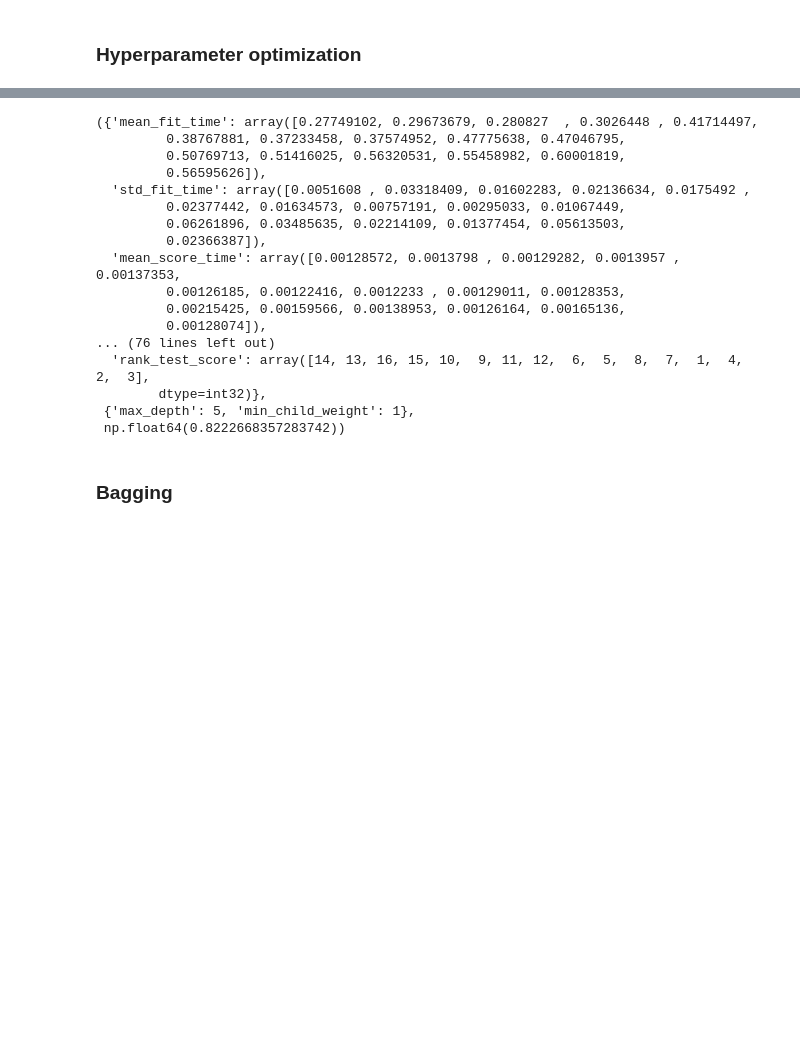
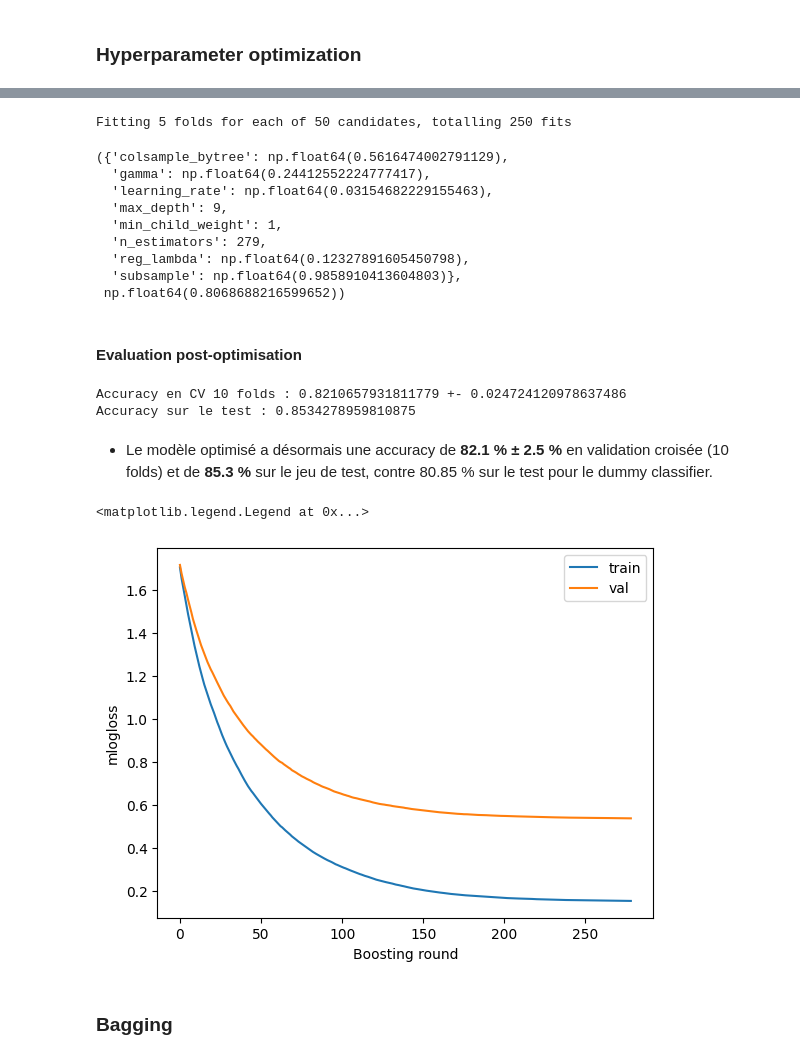
Before and after one commit to Lduvignacq/Estimation-of-obesity-levels-based-on-eating-habits, a Jupyter notebook: standard_benchmark.ipynb, the cells around one changed output, grey strips where cells are left out. Cells and saved outputs as stored; diff of their text form; code cells hidden in the pictures; blank space fills up the shorter version.

```diff
--- a/standard_benchmark.ipynb
+++ b/standard_benchmark.ipynb
@@ -625,40 +704,65 @@ XGBoost's prediction accuracy is: 72.10
 # %%
 from sklearn.model_selection import GridSearchCV
+from sklearn.model_selection import RandomizedSearchCV
+from scipy.stats import randint, uniform, loguniform
 param = {
-    "learning_rate" :0.3,
-    "n_estimators":100,
-    "max_depth":7,
-    "min_child_weight":2,
     'objective': 'multi:softprob',
     'num_class': 6
 }
 
 param_test1 = {
- 'max_depth':[2, 5, 10, 15],
- 'min_child_weight': [1, 2, 4, 6]
+ 'n_estimators': randint(100, 500),
+ 'learning_rate': loguniform(0.02, 0.3),
+ 'max_depth': randint(2, 16),
+ 'min_child_weight': randint(1, 8),
+ 'subsample': uniform(0.5, 0.5),          # [0.5, 1.0]
+ 'colsample_bytree': uniform(0.4, 0.6),   # [0.4, 1.0]
+ 'gamma': uniform(0, 1),                  # [0, 1]
+ 'reg_lambda': loguniform(0.01, 10)
 }
-gsearch1 = GridSearchCV(estimator = XGBClassifier(**param), param_grid = param_test1, cv=10)
-
-gsearch1.fit(tr_data, y_tr.cat.codes)
-gsearch1.cv_results_, gsearch1.best_params_, gsearch1.best_score_
+randomized_search = RandomizedSearchCV(estimator = XGBClassifier(**param), param_distributions=param_test1, n_iter=n_iter_search, cv=folds_search, scoring='accuracy', verbose = True, random_state=42)
+randomized_search.fit(tr_data, y_tr.cat.codes)
+randomized_search.best_params_, randomized_search.best_score_
 # %% [output]
-({'mean_fit_time': array([0.27749102, 0.29673679, 0.280827  , 0.3026448 , 0.41714497,
-         0.38767881, 0.37233458, 0.37574952, 0.47775638, 0.47046795,
-         0.50769713, 0.51416025, 0.56320531, 0.55458982, 0.60001819,
-         0.56595626]),
-  'std_fit_time': array([0.0051608 , 0.03318409, 0.01602283, 0.02136634, 0.0175492 ,
-         0.02377442, 0.01634573, 0.00757191, 0.00295033, 0.01067449,
-         0.06261896, 0.03485635, 0.02214109, 0.01377454, 0.05613503,
-         0.02366387]),
-  'mean_score_time': array([0.00128572, 0.0013798 , 0.00129282, 0.0013957 , 0.00137353,
-         0.00126185, 0.00122416, 0.0012233 , 0.00129011, 0.00128353,
-         0.00215425, 0.00159566, 0.00138953, 0.00126164, 0.00165136,
-         0.00128074]),
-... (76 lines left out)
-  'rank_test_score': array([14, 13, 16, 15, 10,  9, 11, 12,  6,  5,  8,  7,  1,  4,  2,  3],
-        dtype=int32)},
- {'max_depth': 5, 'min_child_weight': 1},
- np.float64(0.8222668357283742))
+Fitting 5 folds for each of 50 candidates, totalling 250 fits
+({'colsample_bytree': np.float64(0.5616474002791129),
+  'gamma': np.float64(0.24412552224777417),
+  'learning_rate': np.float64(0.03154682229155463),
+  'max_depth': 9,
+  'min_child_weight': 1,
+  'n_estimators': 279,
+  'reg_lambda': np.float64(0.12327891605450798),
+  'subsample': np.float64(0.9858910413604803)},
+ np.float64(0.8068688216599652))
+# %% [markdown]
+#### Evaluation post-optimisation
+# %%
+xgb_clf = randomized_search.best_estimator_   # réentraîné sur tout tr_data, comme la random forest
+model = xgb_clf.get_booster()                 # utilisé pour l'explicabilité
+cv_scores["XGBClassifier"] = cross_val_score(xgb_clf, tr_data, y_tr.cat.codes, cv=folds_eval, scoring='accuracy')
+test_scores["XGBClassifier"] = accuracy_score(y_te.cat.codes, xgb_clf.predict(te_data))
+print("Accuracy en CV 10 folds :", cv_scores["XGBClassifier"].mean(), "+-", cv_scores["XGBClassifier"].std())
+print("Accuracy sur le test :", test_scores["XGBClassifier"])
+
+## Mêmes hyperparamètres, entraîné sur X_fit uniquement pour suivre les courbes train / val (diagnostic, pas pour le score)
+diag = XGBClassifier(**param, **randomized_search.best_params_, eval_metric='mlogloss')
+diag.fit(X_fit, y_fit, eval_set=[(X_fit, y_fit), (X_val, y_val)], verbose=False)
+evals_result = {'train': diag.evals_result()['validation_0'], 'val': diag.evals_result()['validation_1']}
+# %% [output]
+Accuracy en CV 10 folds : 0.8210657931811779 +- 0.024724120978637486
+Accuracy sur le test : 0.8534278959810875
+# %% [markdown]
+- Le modèle optimisé a désormais une accuracy de **82.1 % ± 2.5 %** en validation croisée (10 folds) et de **85.3 %** sur le jeu de test, contre 80.85 % sur le test pour le dummy classifier.
+# %%
+## Courbes train / val pour observer l'overfitting
+plt.plot(evals_result['train']['mlogloss'], label='train')
+plt.plot(evals_result['val']['mlogloss'], label='val')
+plt.xlabel("Boosting round")
+plt.ylabel("mlogloss")
+plt.legend()
+# %% [output]
+<matplotlib.legend.Legend at 0x...>
+[figure, added]
 # %% [markdown]
 ### Bagging
 # %% [markdown]
```
Also changed, not shown: parts of 36 cells of this notebook.
